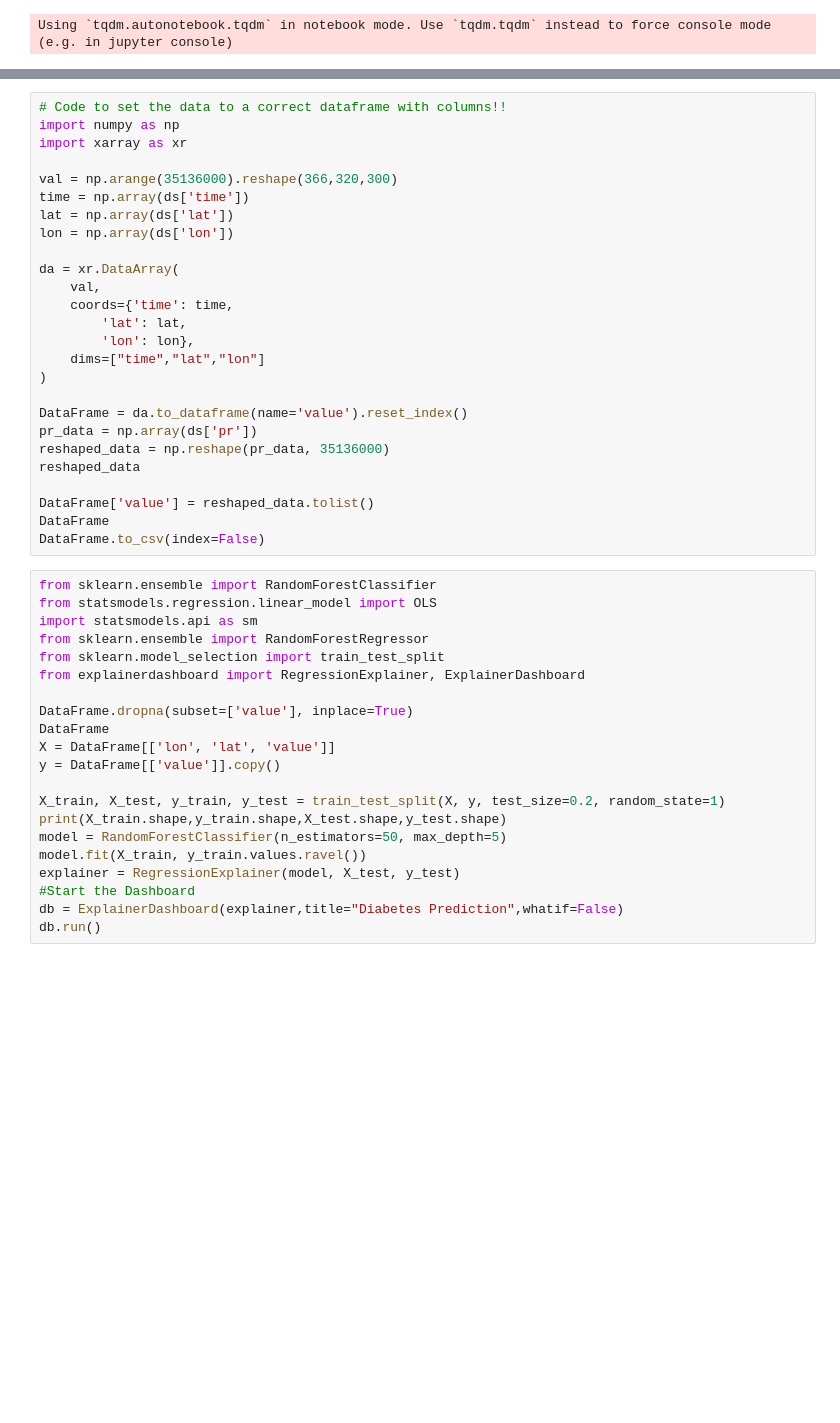
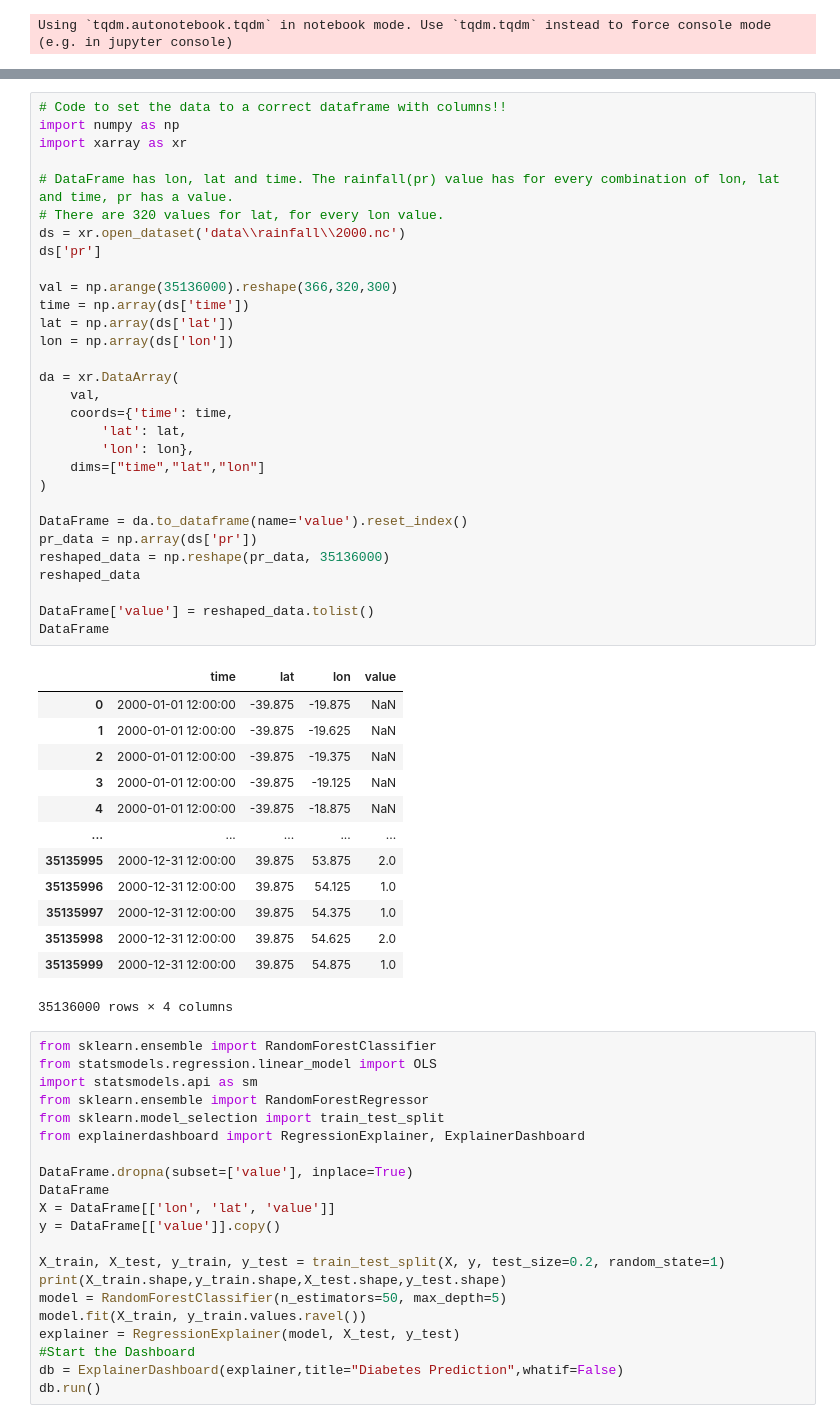
Before and after one commit to Milakaasplank/JBG060-DC3-23-24-public, a Jupyter notebook: rain.ipynb, the cells around one changed output, grey strips where cells are left out. Saved outputs shown, nothing was run; the diff lists cells and outputs as text; blank space fills up the shorter version.

```diff
--- a/rain.ipynb
+++ b/rain.ipynb
@@ -86,29 +78,47 @@ Done!
 # %%
 # Code to set the data to a correct dataframe with columns!!
 import numpy as np
 import xarray as xr
+
+# DataFrame has lon, lat and time. The rainfall(pr) value has for every combination of lon, lat and time, pr has a value.
+# There are 320 values for lat, for every lon value.
+ds = xr.open_dataset('data\\rainfall\\2000.nc')
+ds['pr']
 
 val = np.arange(35136000).reshape(366,320,300)
 time = np.array(ds['time'])
 lat = np.array(ds['lat'])
 lon = np.array(ds['lon'])
 
 da = xr.DataArray(
     val,
     coords={'time': time,
         'lat': lat,
         'lon': lon},
     dims=["time","lat","lon"]
 )
 
 DataFrame = da.to_dataframe(name='value').reset_index()
 pr_data = np.array(ds['pr'])
 reshaped_data = np.reshape(pr_data, 35136000)
 reshaped_data
 
 DataFrame['value'] = reshaped_data.tolist()
 DataFrame
-DataFrame.to_csv(index=False)
+# %% [output]
+|  | time | lat | lon | value |
+| 0 | 2000-01-01 12:00:00 | -39.875 | -19.875 | NaN |
+| 1 | 2000-01-01 12:00:00 | -39.875 | -19.625 | NaN |
+| 2 | 2000-01-01 12:00:00 | -39.875 | -19.375 | NaN |
+| 3 | 2000-01-01 12:00:00 | -39.875 | -19.125 | NaN |
+| 4 | 2000-01-01 12:00:00 | -39.875 | -18.875 | NaN |
+| ... | ... | ... | ... | ... |
+| 35135995 | 2000-12-31 12:00:00 | 39.875 | 53.875 | 2.0 |
+| 35135996 | 2000-12-31 12:00:00 | 39.875 | 54.125 | 1.0 |
+| 35135997 | 2000-12-31 12:00:00 | 39.875 | 54.375 | 1.0 |
+| 35135998 | 2000-12-31 12:00:00 | 39.875 | 54.625 | 2.0 |
+| 35135999 | 2000-12-31 12:00:00 | 39.875 | 54.875 | 1.0 |
+35136000 rows × 4 columns
 # %%
 from sklearn.ensemble import RandomForestClassifier
 from statsmodels.regression.linear_model import OLS
```
Also changed, not shown: parts of 1 cell of this notebook.
